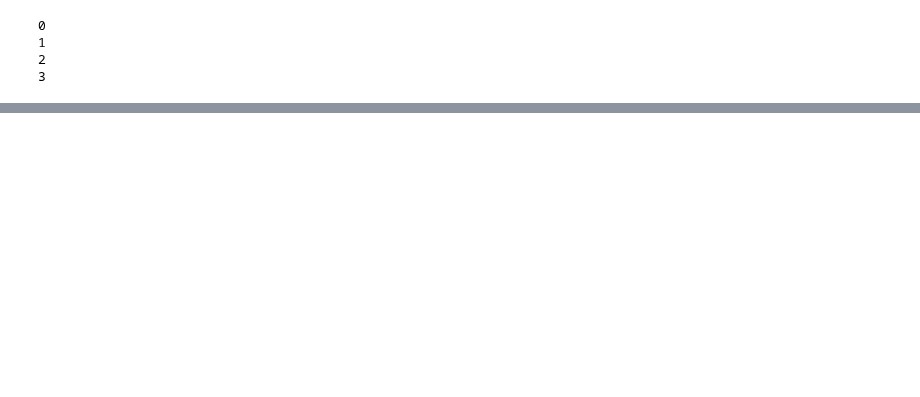
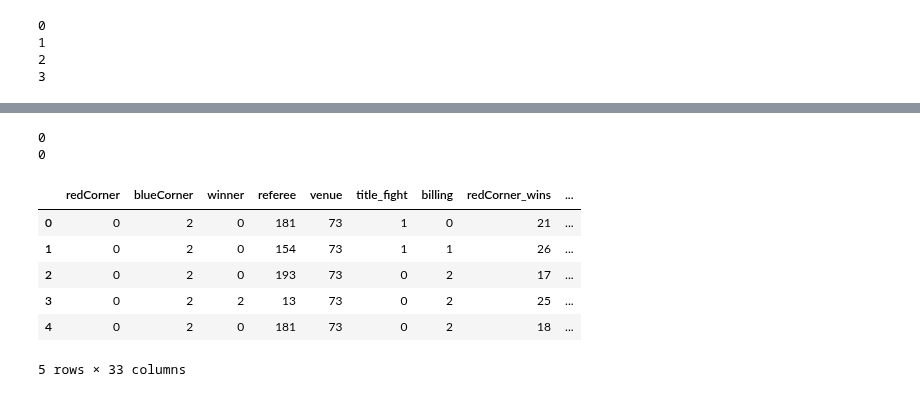
Before and after one commit to maxbraith/UFCModel, a Jupyter notebook: UFCModelGit/Model/trainDataWinner.ipynb, the cells around one changed output, grey strips where cells are left out. Drawn from its saved outputs; the diff is of its cells as text; code cells hidden in the pictures; blank space fills up the shorter version.

```diff
--- a/UFCModelGit/Model/trainDataWinner.ipynb
+++ b/UFCModelGit/Model/trainDataWinner.ipynb
@@ -464,0 +472,21 @@ print(redCorner_nations)
+# %%
+#create dict for blueNations keeping order with list for redNations
+blueNationDict = {}
+count = 0
+for nation in matched:
+    blueNationDict[nation] = count
+    count+=1
+#initalize count above highest in redValues
+count =0
+values_list = list(redNationDict.values())
+for value in values_list:
+    if int(value) > count:
+        count = int(value)
+count += 1
+for nation in extrasBlue:
+    blueNationDict[nation] = count-1
+    count+=1
+
+blueNationDict[np.nan] = 94
+print(blueNationDict)
+print(len(blueNationDict))
@@ -464,0 +496,9 @@ print(redCorner_nations)
+# %%
+#give blueCorner_nation numerical val
+for index, row in df.iterrows():
+    blueCorner_nation = row['blueCorner_nation']
+    numericalVal = blueNationDict[blueCorner_nation]
+    df.loc[index, 'blueCorner_nation'] = numericalVal
+
+#confirm blueCorner_nations are now numerical
+print(list(set(df['blueCorner_nation'].tolist())))
@@ -464,0 +528,21 @@ print(redCorner_nations)
+# %%
+#Dropping fan votes because there is an issue in the database. Will try and fix at later date
+df.drop('redCorner_fan', axis=1, inplace=True)
+df.drop('blueCorner_fan', axis=1, inplace=True)
+# %%
+#keeping knockdowns column as is for now. But need to test it while dividing this by total fight time
+nan_rows_count = df['redCorner_knockdowns'].isna().sum()
+print(nan_rows_count)
+nan_rows_count = df['blueCorner_knockdowns'].isna().sum()
+print(nan_rows_count)
+df.head()
+# %% [output]
+0
+0
+|  | redCorner | blueCorner | winner | referee | venue | title_fight | billing | redCorner_wins | ... |
+| 0 | 0 | 2 | 0 | 181 | 73 | 1 | 0 | 21 | ... |
+| 1 | 0 | 2 | 0 | 154 | 73 | 1 | 1 | 26 | ... |
+| 2 | 0 | 2 | 0 | 193 | 73 | 0 | 2 | 17 | ... |
+| 3 | 0 | 2 | 2 | 13 | 73 | 0 | 2 | 25 | ... |
+| 4 | 0 | 2 | 0 | 181 | 73 | 0 | 2 | 18 | ... |
+5 rows × 33 columns
```
Also changed, not shown: parts of 65 cells of this notebook, 1 other file.
